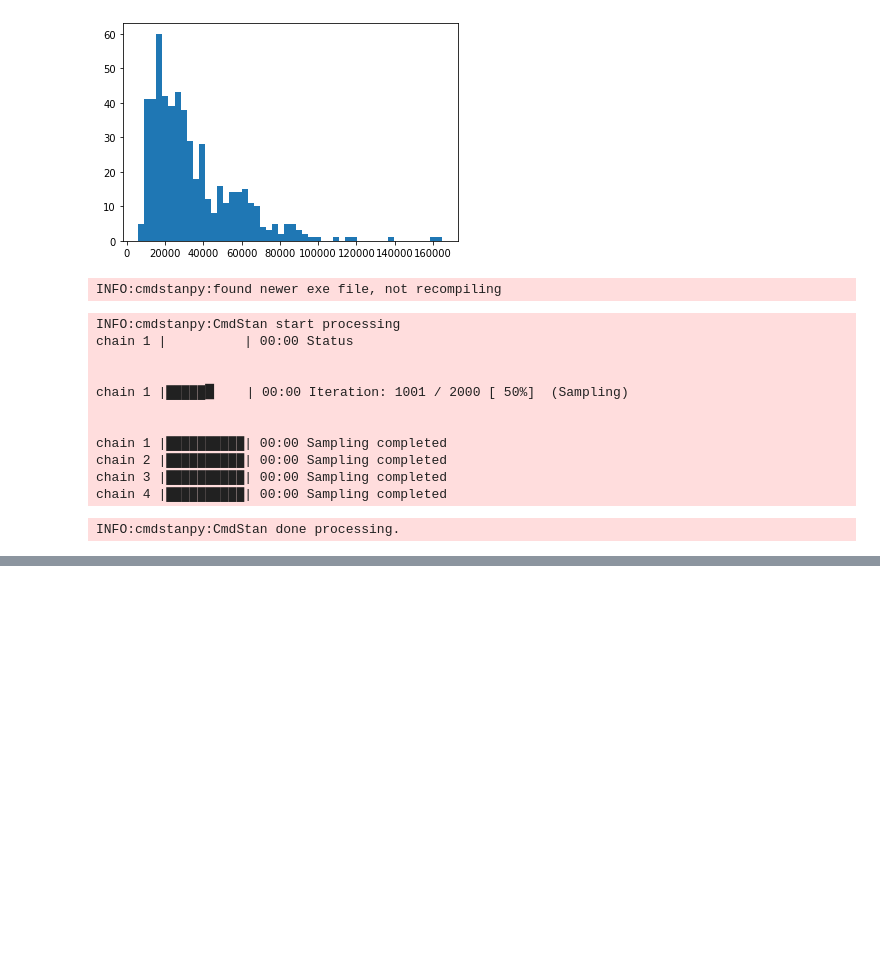
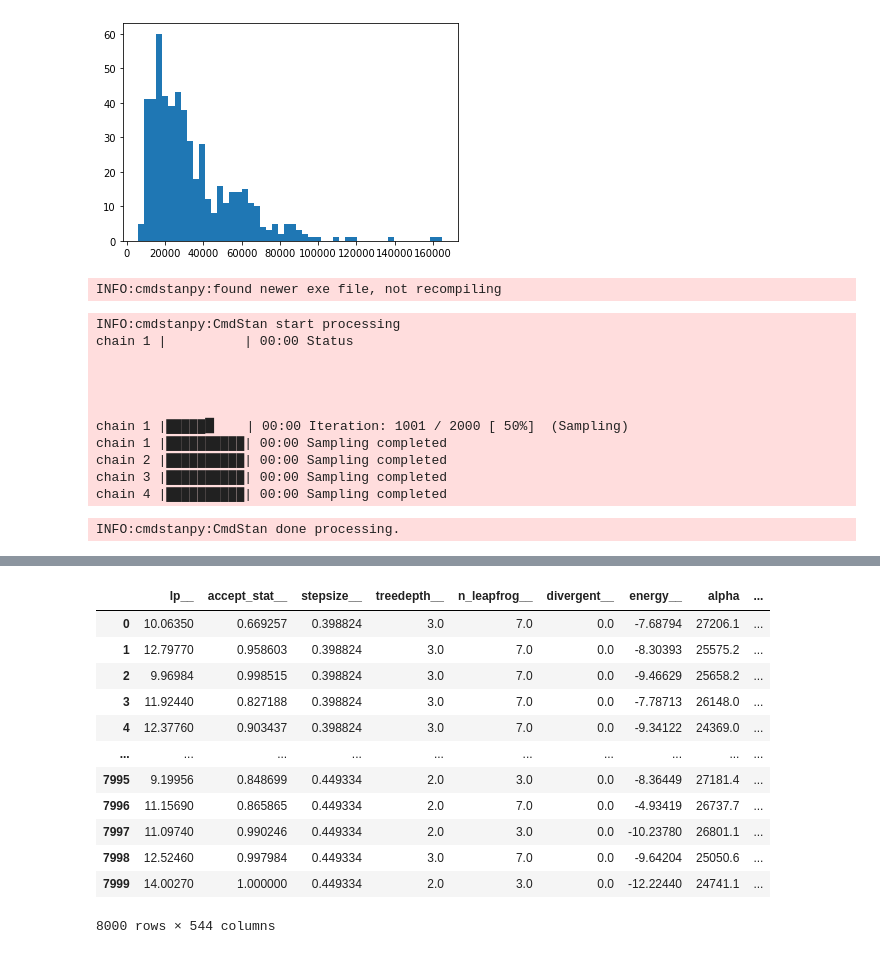
Before and after one commit to Karolina0110/DA, a Jupyter notebook: project/car_sales.ipynb, the cells around one changed output, grey strips where cells are left out. Cells and saved outputs as stored; diff of their text form; code cells hidden in the pictures; blank space fills up the shorter version.

```diff
--- a/project/car_sales.ipynb
+++ b/project/car_sales.ipynb
@@ -189,0 +202,9 @@ plt.show()
+# %%
+data = {
+    'N': len(audi_a3_2000ccm),
+    'x1_new': audi_a3_2000ccm['Mileage_km'].values,
+    'x2_new': audi_a3_2000ccm['Production_year'].values,
+}
+
+model_fit_2 = cmdstanpy.CmdStanModel(stan_file='car_price_2_fit.stan')
+fit_2 = model_fit_2.sample(data=data, chains=4, iter_warmup=1000, iter_sampling=2000)
@@ -189,0 +230,17 @@ plt.show()
+# %%
+fit_pd_2 = fit_2.draws_pd()
+fit_pd_2
+# %% [output]
+|  | lp__ | accept_stat__ | stepsize__ | treedepth__ | n_leapfrog__ | divergent__ | energy__ | alpha | ... |
+| 0 | 10.06350 | 0.669257 | 0.398824 | 3.0 | 7.0 | 0.0 | -7.68794 | 27206.1 | ... |
+| 1 | 12.79770 | 0.958603 | 0.398824 | 3.0 | 7.0 | 0.0 | -8.30393 | 25575.2 | ... |
+| 2 | 9.96984 | 0.998515 | 0.398824 | 3.0 | 7.0 | 0.0 | -9.46629 | 25658.2 | ... |
+| 3 | 11.92440 | 0.827188 | 0.398824 | 3.0 | 7.0 | 0.0 | -7.78713 | 26148.0 | ... |
+| 4 | 12.37760 | 0.903437 | 0.398824 | 3.0 | 7.0 | 0.0 | -9.34122 | 24369.0 | ... |
+| ... | ... | ... | ... | ... | ... | ... | ... | ... | ... |
+| 7995 | 9.19956 | 0.848699 | 0.449334 | 2.0 | 3.0 | 0.0 | -8.36449 | 27181.4 | ... |
+| 7996 | 11.15690 | 0.865865 | 0.449334 | 2.0 | 7.0 | 0.0 | -4.93419 | 26737.7 | ... |
+| 7997 | 11.09740 | 0.990246 | 0.449334 | 2.0 | 3.0 | 0.0 | -10.23780 | 26801.1 | ... |
+| 7998 | 12.52460 | 0.997984 | 0.449334 | 3.0 | 7.0 | 0.0 | -9.64204 | 25050.6 | ... |
+| 7999 | 14.00270 | 1.000000 | 0.449334 | 2.0 | 3.0 | 0.0 | -12.22440 | 24741.1 | ... |
+8000 rows × 544 columns
```
Also changed, not shown: parts of 13 cells of this notebook, 8 other files.
